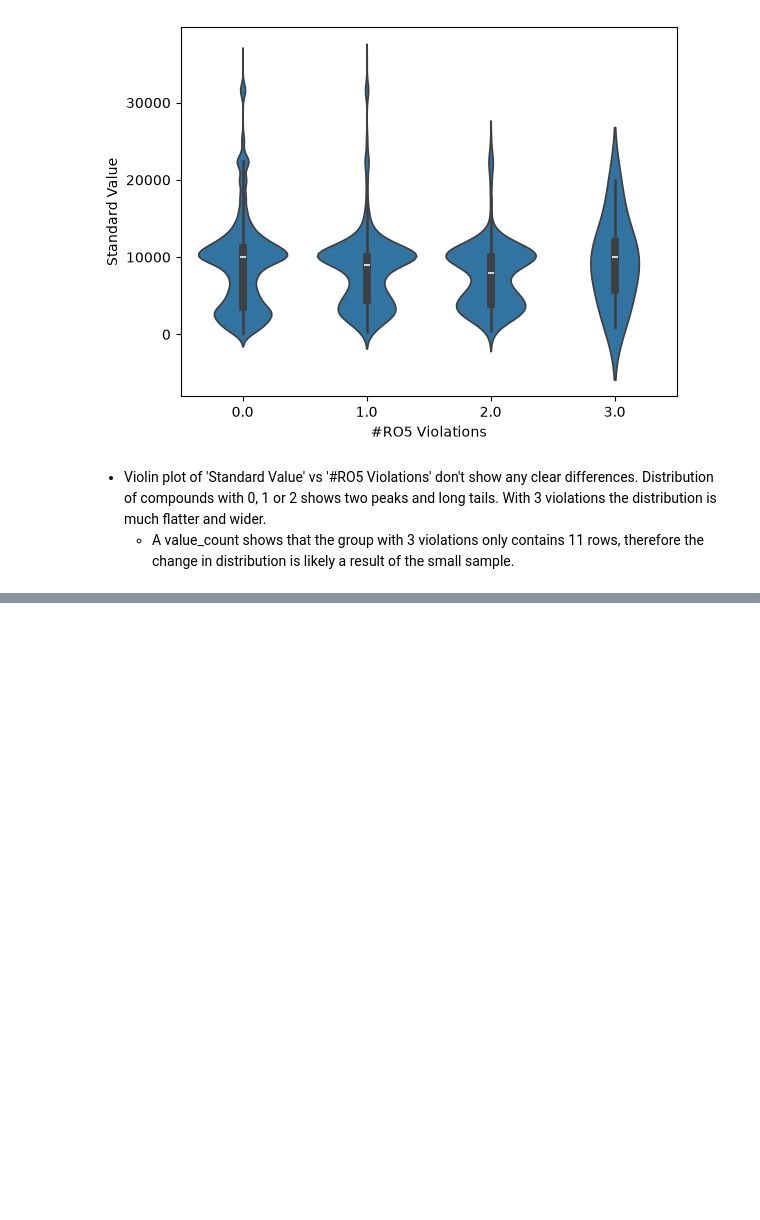
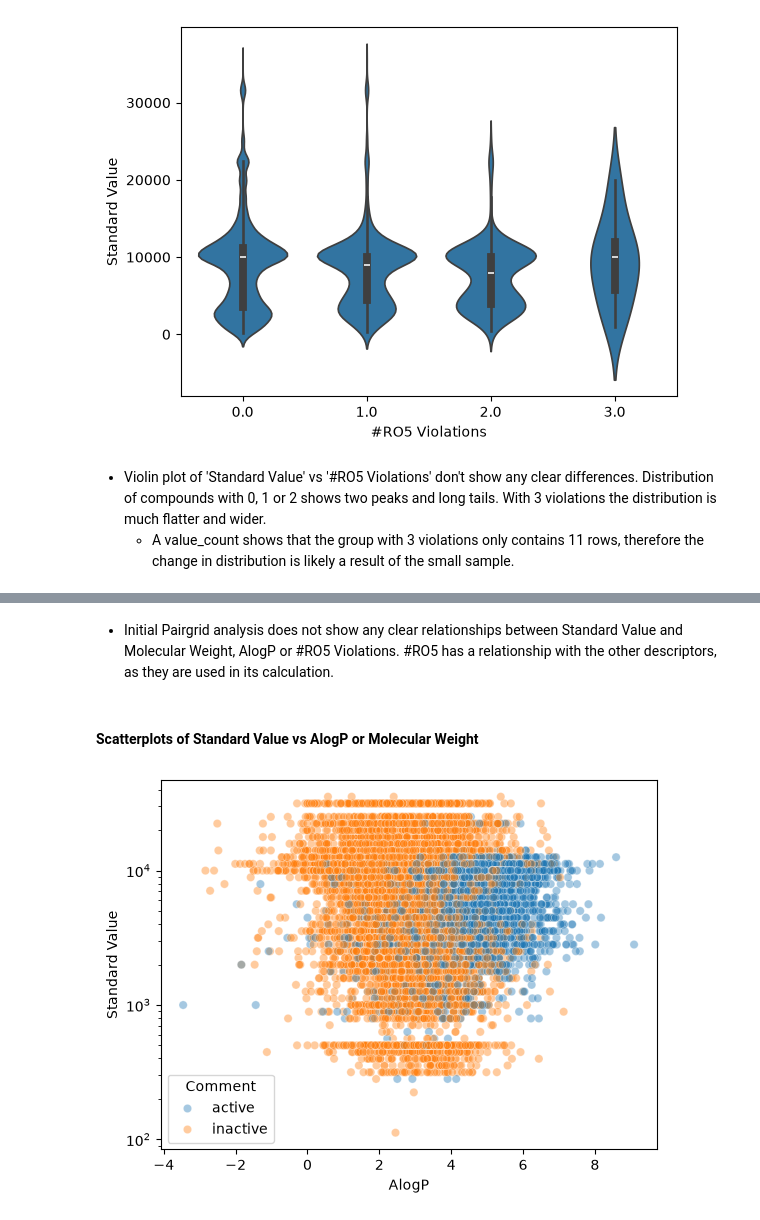
Before and after one commit to TomSCarter/week_9_chembl_eda, a Jupyter notebook: notebooks/Full_5_step_GLP1_EDA.ipynb, the cells around one changed output, grey strips where cells are left out. Cells and saved outputs as stored; diff of their text form; code cells hidden in the pictures; blank space fills up the shorter version.

```diff
--- a/notebooks/Full_5_step_GLP1_EDA.ipynb
+++ b/notebooks/Full_5_step_GLP1_EDA.ipynb
@@ -527,0 +541,9 @@ Name: count, dtype: int64
+# %% [markdown]
+* Initial Pairgrid analysis does not show any clear relationships between Standard Value and Molecular Weight, AlogP or #RO5 Violations. #RO5 has a relationship with the other descriptors, as they are used in its calculation.
+# %% [markdown]
+#### Scatterplots of Standard Value vs AlogP or Molecular Weight
+# %%
+sns.scatterplot(conclusive_rows, x='AlogP', y='Standard Value', hue='Comment', alpha=0.4, hue_order=['active', 'inactive'])
+plt.yscale('log')
+# %% [output]
+[figure, added]
```
Also changed, not shown: parts of 19 cells of this notebook.
